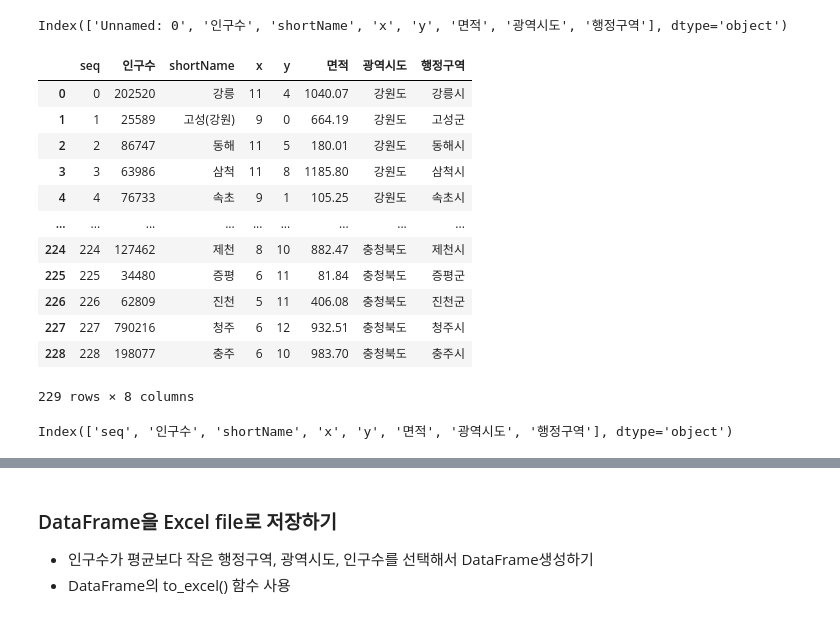
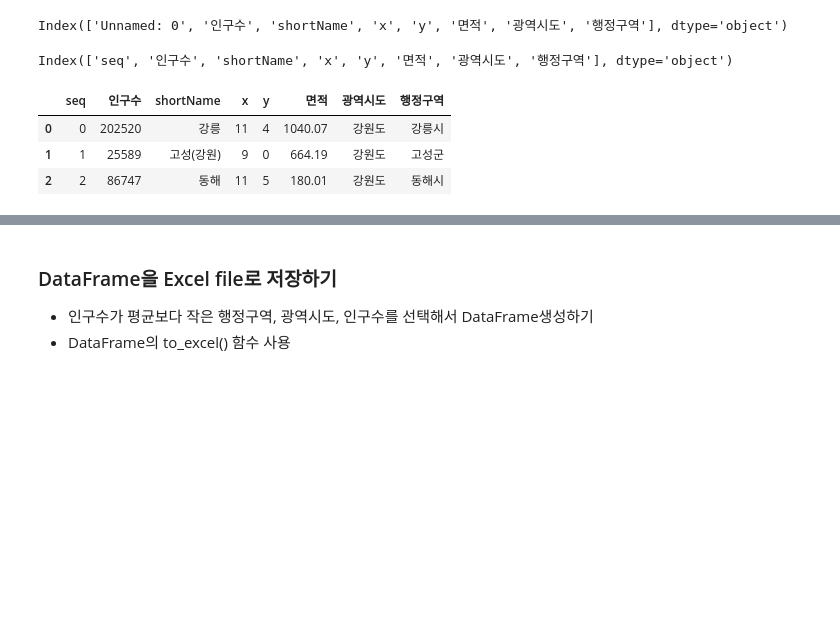
Before and after one commit to COMFORTO-O/SKShieldus_Rookies_Study, a Jupyter notebook: web_scrolling_python/03-1.행정구역정보_분석과시각화.ipynb, the cells around one changed output, grey strips where cells are left out. Drawn from its saved outputs; the diff is of its cells as text; code cells hidden in the pictures; blank space fills up the shorter version.

```diff
--- a/web_scrolling_python/03-1.행정구역정보_분석과시각화.ipynb
+++ b/web_scrolling_python/03-1.행정구역정보_분석과시각화.ipynb
@@ -504,19 +461,6 @@ data.columns
 Index(['Unnamed: 0', '인구수', 'shortName', 'x', 'y', '면적', '광역시도', '행정구역'], dtype='object')
 # %%
 # 'Unnamed: 0' 컬럼명을 'seq' 로 변경한다. 원본 객체는 변경되지 않고 변경된 결과만 출력함
+data.rename(columns={'Unnamed: 0' : 'seq'}, inplace=False)
-# %% [output]
-|  | seq | 인구수 | shortName | x | y | 면적 | 광역시도 | 행정구역 |
-| 0 | 0 | 202520 | 강릉 | 11 | 4 | 1040.07 | 강원도 | 강릉시 |
-| 1 | 1 | 25589 | 고성(강원) | 9 | 0 | 664.19 | 강원도 | 고성군 |
-| 2 | 2 | 86747 | 동해 | 11 | 5 | 180.01 | 강원도 | 동해시 |
-| 3 | 3 | 63986 | 삼척 | 11 | 8 | 1185.80 | 강원도 | 삼척시 |
-| 4 | 4 | 76733 | 속초 | 9 | 1 | 105.25 | 강원도 | 속초시 |
-| ... | ... | ... | ... | ... | ... | ... | ... | ... |
-| 224 | 224 | 127462 | 제천 | 8 | 10 | 882.47 | 충청북도 | 제천시 |
-| 225 | 225 | 34480 | 증평 | 6 | 11 | 81.84 | 충청북도 | 증평군 |
-| 226 | 226 | 62809 | 진천 | 5 | 11 | 406.08 | 충청북도 | 진천군 |
-| 227 | 227 | 790216 | 청주 | 6 | 12 | 932.51 | 충청북도 | 청주시 |
-| 228 | 228 | 198077 | 충주 | 6 | 10 | 983.70 | 충청북도 | 충주시 |
-229 rows × 8 columns
 # %%
 #원본 객체가 변경되고 변경된 결과는 출력하지 않는다.
@@ -524,4 +469,10 @@ Index(['Unnamed: 0', '인구수', 'shortName', 'x', 'y', '면적', '광역시도
 Index(['seq', '인구수', 'shortName', 'x', 'y', '면적', '광역시도', '행정구역'], dtype='object')
 # %%
 # seq 컬럼을 인덱스로 변경한다 ( 원본 객체가 변경됨 )
+data.head(3)
+# %% [output]
+|  | seq | 인구수 | shortName | x | y | 면적 | 광역시도 | 행정구역 |
+| 0 | 0 | 202520 | 강릉 | 11 | 4 | 1040.07 | 강원도 | 강릉시 |
+| 1 | 1 | 25589 | 고성(강원) | 9 | 0 | 664.19 | 강원도 | 고성군 |
+| 2 | 2 | 86747 | 동해 | 11 | 5 | 180.01 | 강원도 | 동해시 |
 # %%
```
Also changed, not shown: parts of 29 cells of this notebook, 32 other files.
